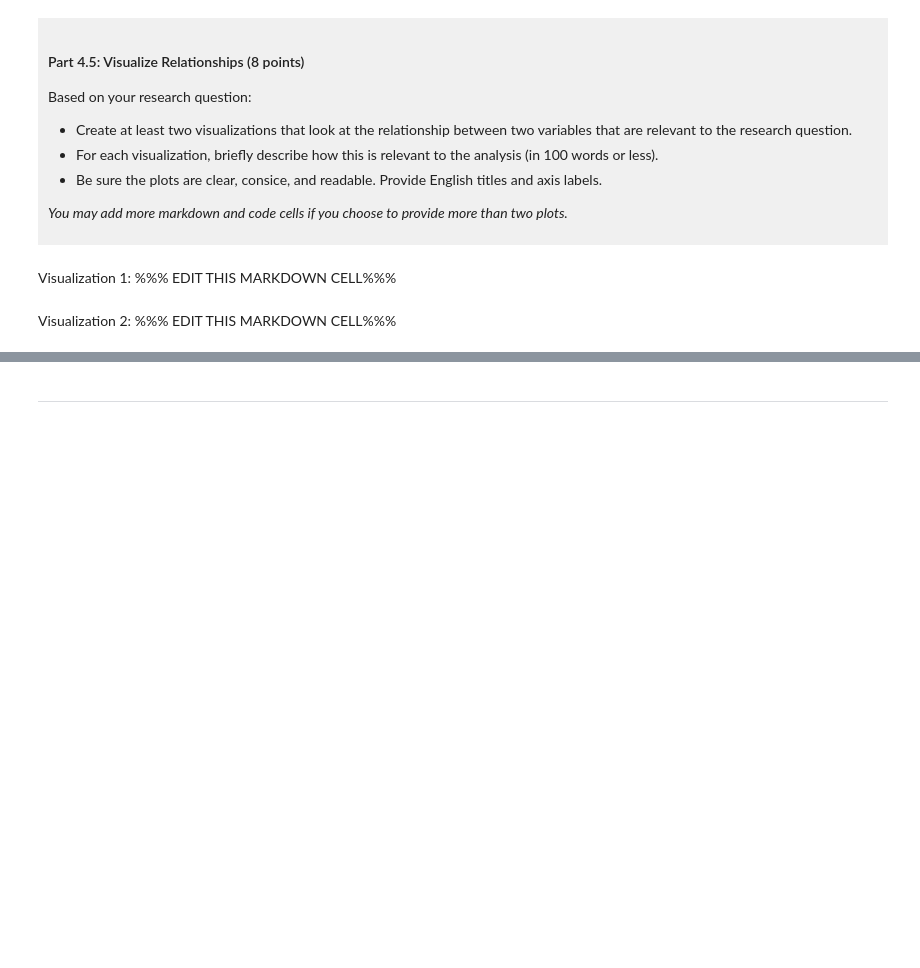
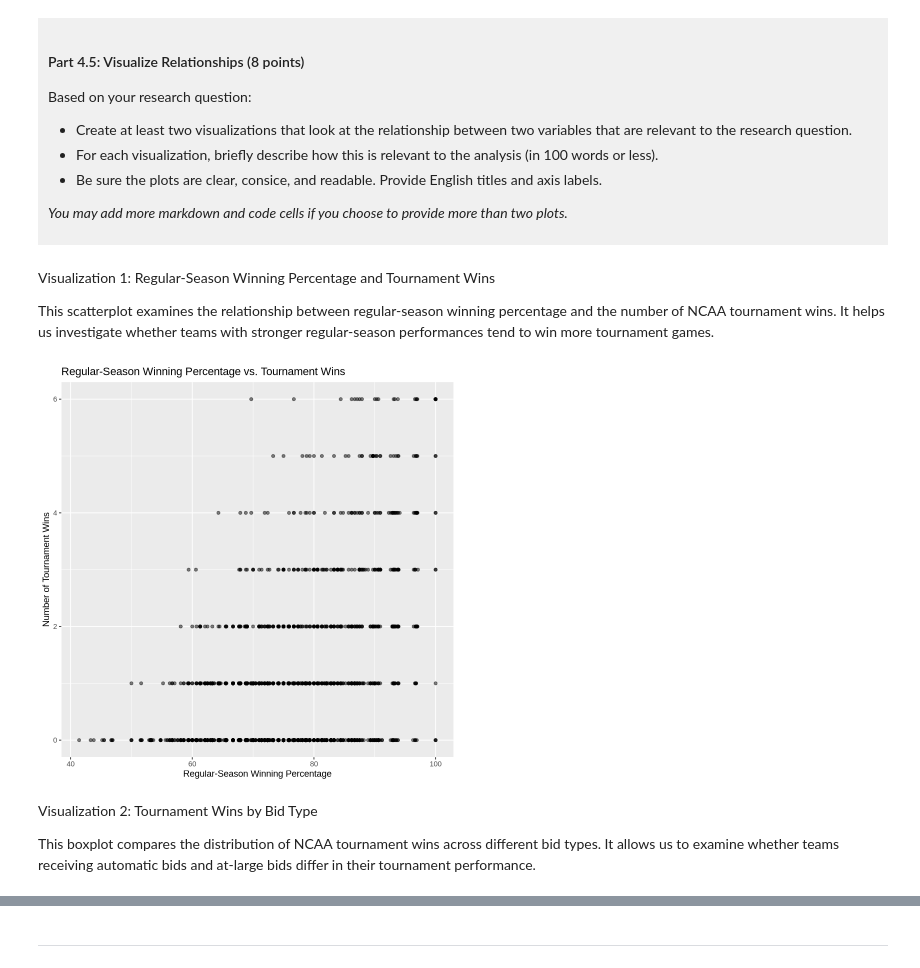
Before and after one commit to pig666117-bit/dsci-100-project-Haopeng-Liu, a Jupyter notebook: dsci-100-project-notebook.ipynb, the cells around one changed output, grey strips where cells are left out. Drawn from its saved outputs; the diff is of its cells as text; code cells hidden in the pictures; blank space fills up the shorter version.

```diff
--- a/dsci-100-project-notebook.ipynb
+++ b/dsci-100-project-notebook.ipynb
@@ -302,10 +374,22 @@ Based on your research question:
 *You may add more markdown and code cells if you choose to provide more than two plots.*
 </div>
 # %% [markdown]
-Visualization 1: %%% EDIT THIS MARKDOWN CELL%%%
+Visualization 1: Regular-Season Winning Percentage and Tournament Wins
+
+This scatterplot examines the relationship between regular-season winning percentage and the number of NCAA tournament wins. It helps us investigate whether teams with stronger regular-season performances tend to win more tournament games.
 # %%
 ### EDIT THIS CODE CELL FOR VISUALIZATION 1###
+
+ggplot(tidy_data, aes(x = reg_wins_pct, y = tourney_wins)) +
+  geom_point(alpha = 0.5) +
+  labs(title = "Regular-Season Winning Percentage vs. Tournament Wins",
+    x = "Regular-Season Winning Percentage",
+    y = "Number of Tournament Wins")
+# %% [output]
+[figure, added]
 # %% [markdown]
-Visualization 2: %%% EDIT THIS MARKDOWN CELL%%%
+Visualization 2: Tournament Wins by Bid Type
+
+This boxplot compares the distribution of NCAA tournament wins across different bid types. It allows us to examine whether teams receiving automatic bids and at-large bids differ in their tournament performance.
 # %%
 ### EDIT THIS CODE CELL FOR VISUALIZATION 2###
```
Also changed, not shown: parts of 6 cells of this notebook.
